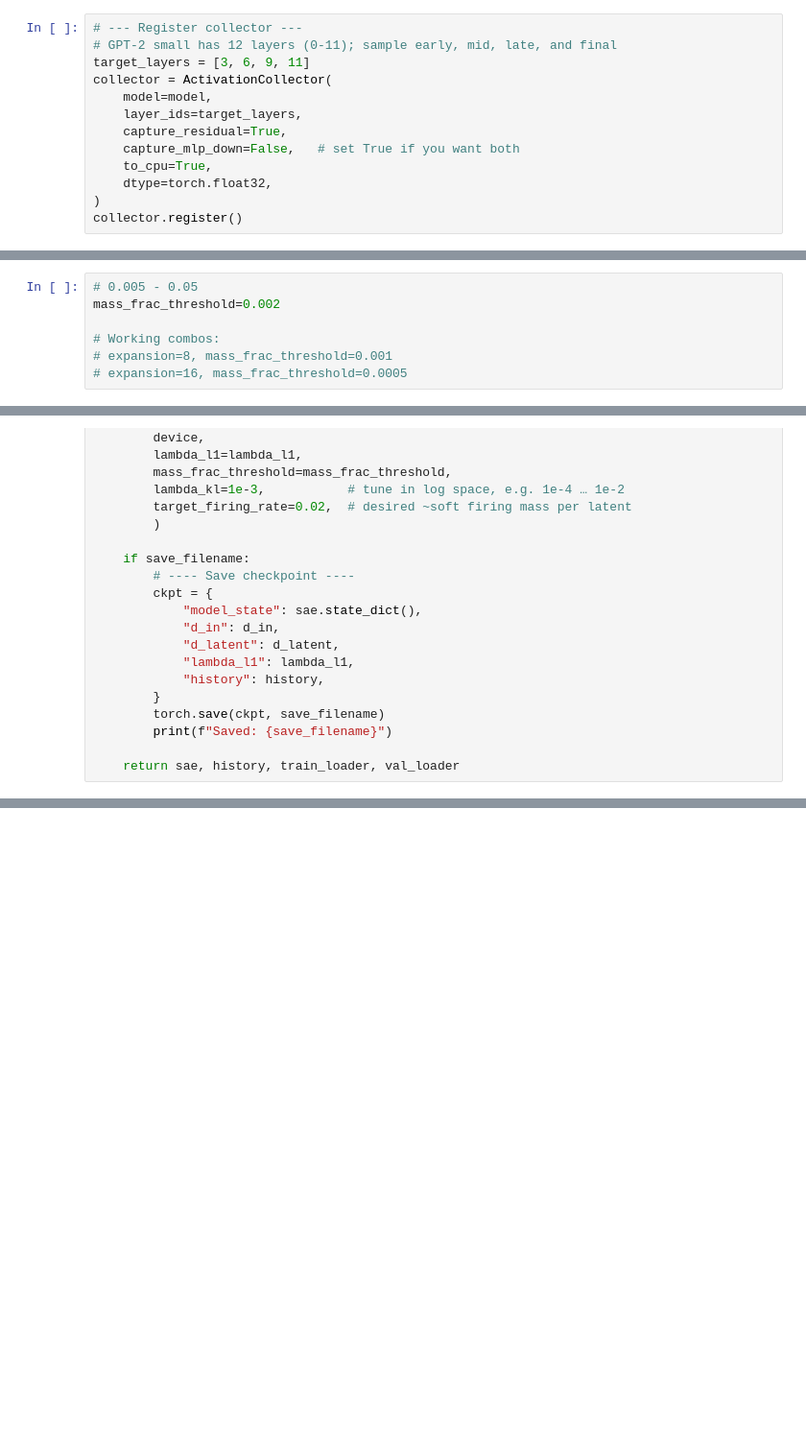
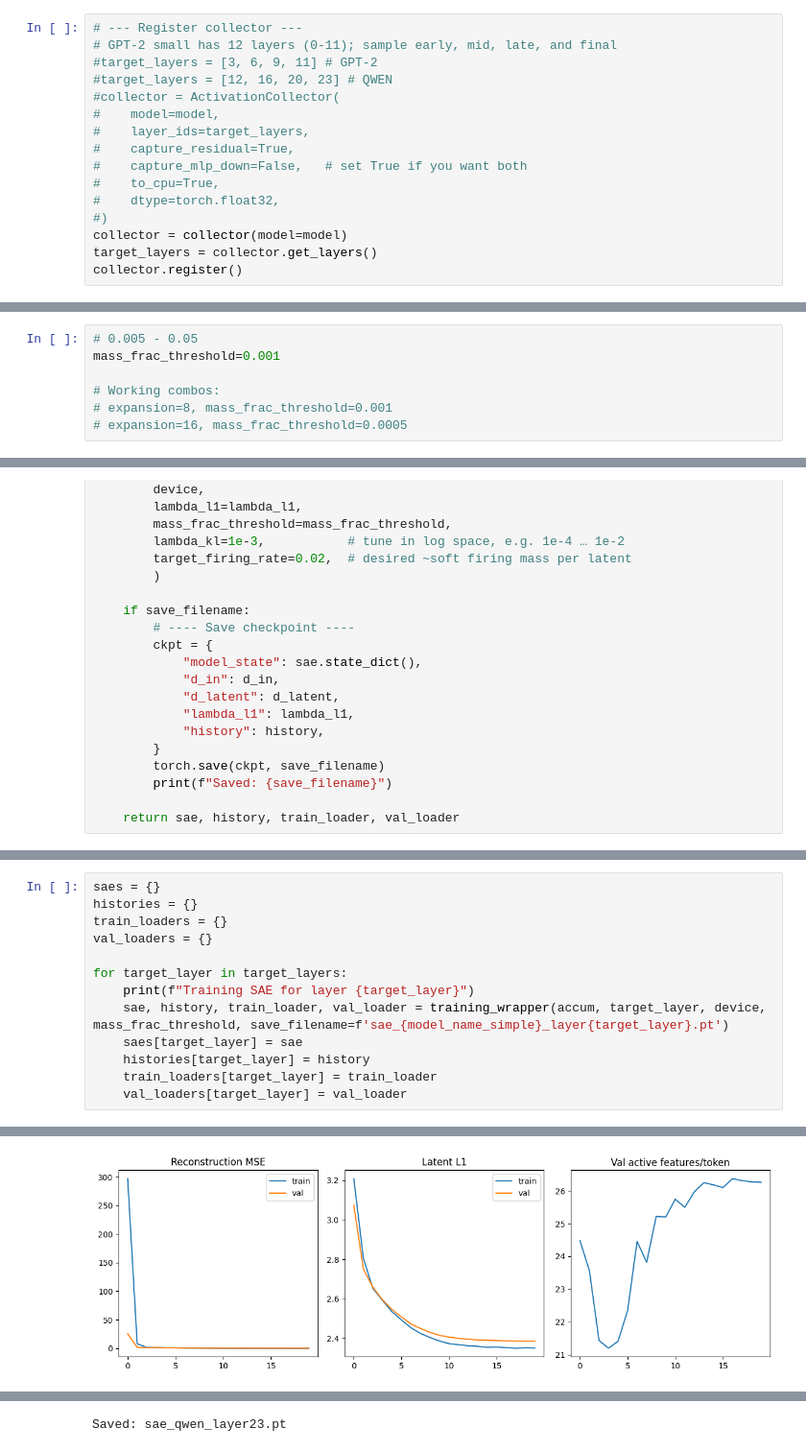
Before and after one commit to miles-markey/sae_trainer, a Jupyter notebook: notebooks/sae_training.ipynb, the cells around one changed output, grey strips where cells are left out. Shown at 96% size. Cells and saved outputs as stored; diff of their text form; blank space fills up the shorter version.

Commit message:
better training customizability/abstraction

```diff
--- a/notebooks/sae_training.ipynb
+++ b/notebooks/sae_training.ipynb
@@ -166,15 +94,18 @@ loader = DataLoader(
 # %%
 # --- Register collector ---
 # GPT-2 small has 12 layers (0-11); sample early, mid, late, and final
-target_layers = [3, 6, 9, 11]
-collector = ActivationCollector(
-    model=model,
-    layer_ids=target_layers,
-    capture_residual=True,
-    capture_mlp_down=False,   # set True if you want both
-    to_cpu=True,
-    dtype=torch.float32,
-)
+#target_layers = [3, 6, 9, 11] # GPT-2
+#target_layers = [12, 16, 20, 23] # QWEN
+#collector = ActivationCollector(
+#    model=model,
+#    layer_ids=target_layers,
+#    capture_residual=True,
+#    capture_mlp_down=False,   # set True if you want both
+#    to_cpu=True,
+#    dtype=torch.float32,
+#)
+collector = collector(model=model)
+target_layers = collector.get_layers()
 collector.register()
 # %%
 # --- Dataloader loop to accumulate activations ---
@@ -223,7 +154,7 @@ Layer 11 residual: (36152, 768)
 # KL to target neuron firing rate
 # %%
 # 0.005 - 0.05
-mass_frac_threshold=0.002
+mass_frac_threshold=0.001
 
 # Working combos:
 # expansion=8, mass_frac_threshold=0.001
@@ -472,0 +205,14 @@ UMAP not installed. `pip install umap-learn` to enable latent-space plot.
+# %%
+saes = {}
+histories = {}
+train_loaders = {}
+val_loaders = {}
+
+for target_layer in target_layers:
+    print(f"Training SAE for layer {target_layer}")
+    sae, history, train_loader, val_loader = training_wrapper(accum, target_layer, device, mass_frac_threshold, save_filename=f'sae_{model_name_simple}_layer{target_layer}.pt')
+    saes[target_layer] = sae
+    histories[target_layer] = history
+    train_loaders[target_layer] = train_loader
+    val_loaders[target_layer] = val_loader
+# %% [output]
@@ -472,0 +236 @@ UMAP not installed. `pip install umap-learn` to enable latent-space plot.
+[figure, added]
@@ -472,0 +291 @@ UMAP not installed. `pip install umap-learn` to enable latent-space plot.
+Saved: sae_qwen_layer23.pt
```
Also changed, not shown: parts of 21 cells of this notebook, 1 other file.
